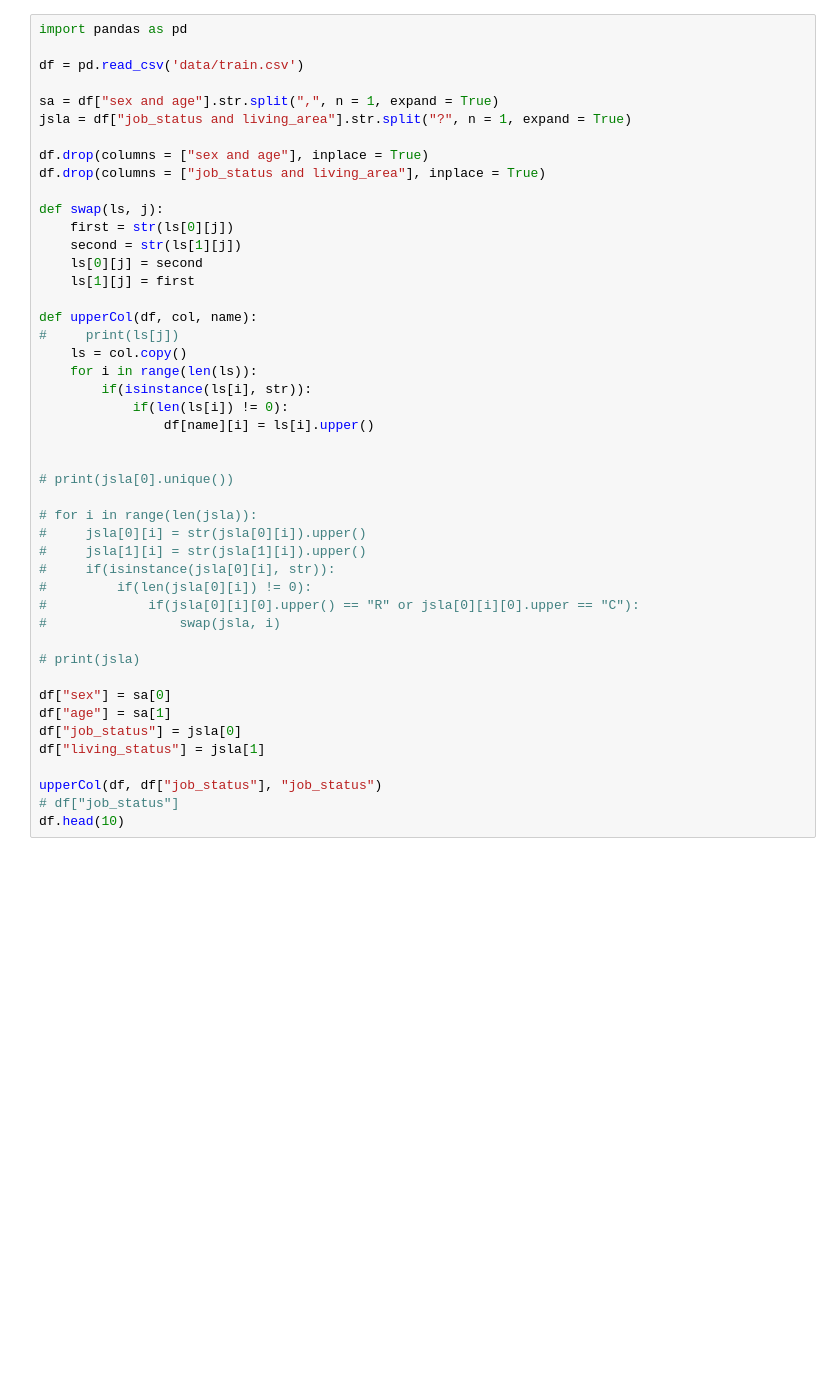
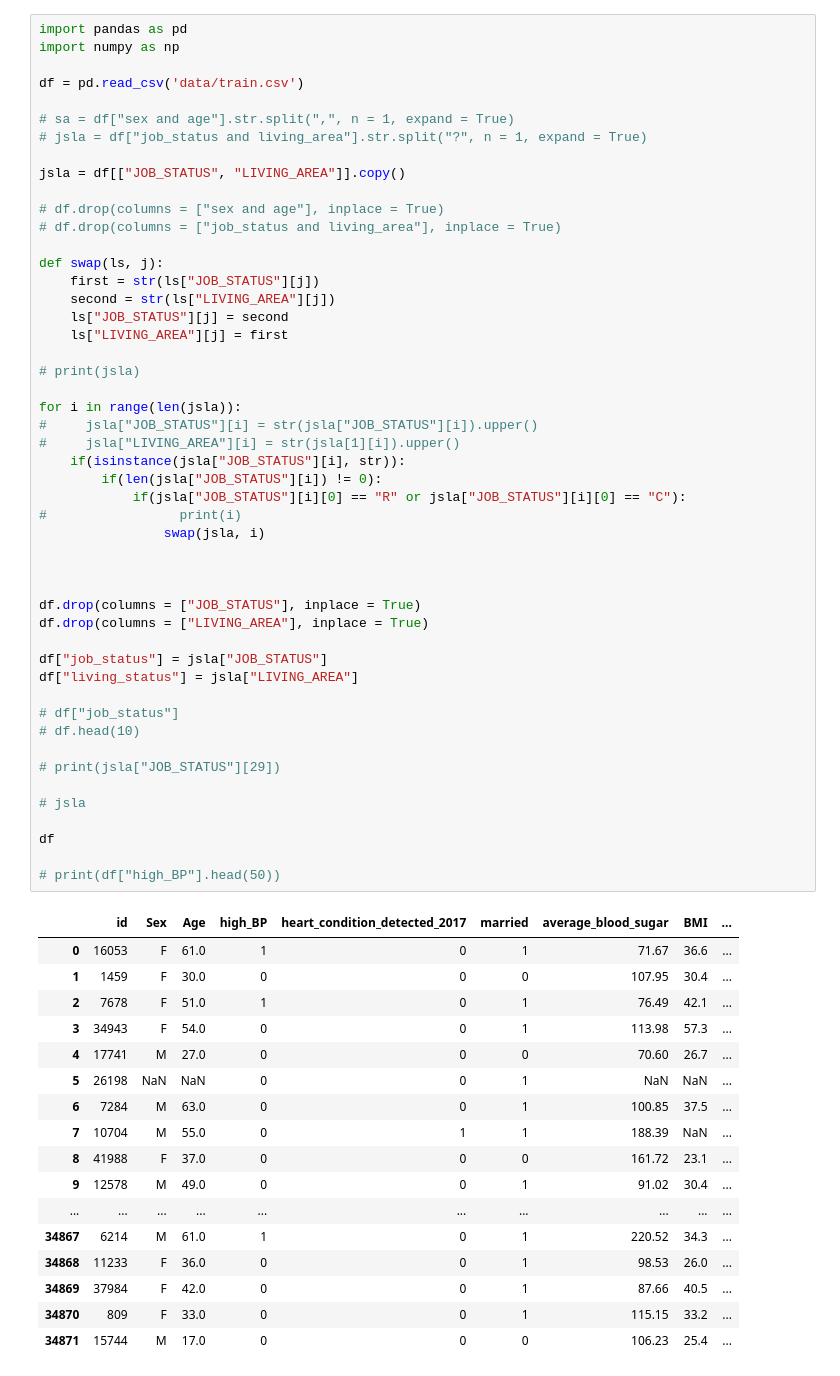
Before and after one commit to benjamin-leung/datasoc-hackathon, a Jupyter notebook: Untitled.ipynb, the cells around one changed output. Saved outputs shown, nothing was run; the diff lists cells and outputs as text; blank space fills up the shorter version.

```diff
--- a/Untitled.ipynb
+++ b/Untitled.ipynb
@@ -1,46 +1,67 @@
 # %%
 import pandas as pd
+import numpy as np
 
 df = pd.read_csv('data/train.csv')
 
-sa = df["sex and age"].str.split(",", n = 1, expand = True)
-jsla = df["job_status and living_area"].str.split("?", n = 1, expand = True)
+# sa = df["sex and age"].str.split(",", n = 1, expand = True)
+# jsla = df["job_status and living_area"].str.split("?", n = 1, expand = True)
 
-df.drop(columns = ["sex and age"], inplace = True)
-df.drop(columns = ["job_status and living_area"], inplace = True)
+jsla = df[["JOB_STATUS", "LIVING_AREA"]].copy()
+
+# df.drop(columns = ["sex and age"], inplace = True)
+# df.drop(columns = ["job_status and living_area"], inplace = True)
 
 def swap(ls, j):
-    first = str(ls[0][j])
-    second = str(ls[1][j])
-    ls[0][j] = second
-    ls[1][j] = first
-
-def upperCol(df, col, name):
-#     print(ls[j])
-    ls = col.copy()
-    for i in range(len(ls)):
-        if(isinstance(ls[i], str)):
-            if(len(ls[i]) != 0):
-                df[name][i] = ls[i].upper()
-
-
-# print(jsla[0].unique())
-
-# for i in range(len(jsla)):
-#     jsla[0][i] = str(jsla[0][i]).upper()
-#     jsla[1][i] = str(jsla[1][i]).upper()
-#     if(isinstance(jsla[0][i], str)):
-#         if(len(jsla[0][i]) != 0):
-#             if(jsla[0][i][0].upper() == "R" or jsla[0][i][0].upper == "C"):
-#                 swap(jsla, i)
+    first = str(ls["JOB_STATUS"][j])
+    second = str(ls["LIVING_AREA"][j])
+    ls["JOB_STATUS"][j] = second
+    ls["LIVING_AREA"][j] = first
 
 # print(jsla)
 
-df["sex"] = sa[0]
-df["age"] = sa[1]
-df["job_status"] = jsla[0]
-df["living_status"] = jsla[1]
+for i in range(len(jsla)):
+#     jsla["JOB_STATUS"][i] = str(jsla["JOB_STATUS"][i]).upper()
+#     jsla["LIVING_AREA"][i] = str(jsla[1][i]).upper()
+    if(isinstance(jsla["JOB_STATUS"][i], str)):
+        if(len(jsla["JOB_STATUS"][i]) != 0):
+            if(jsla["JOB_STATUS"][i][0] == "R" or jsla["JOB_STATUS"][i][0] == "C"):
+#                 print(i)
+                swap(jsla, i)
 
-upperCol(df, df["job_status"], "job_status")
+
+
+df.drop(columns = ["JOB_STATUS"], inplace = True)
+df.drop(columns = ["LIVING_AREA"], inplace = True)
+
+df["job_status"] = jsla["JOB_STATUS"]
+df["living_status"] = jsla["LIVING_AREA"]
+
 # df["job_status"]
-df.head(10)
+# df.head(10)
+
+# print(jsla["JOB_STATUS"][29])
+
+# jsla
+
+df
+
+# print(df["high_BP"].head(50))
+# %% [output]
+|  | id | Sex | Age | high_BP | heart_condition_detected_2017 | married | average_blood_sugar | BMI | ... |
+| 0 | 16053 | F | 61.0 | 1 | 0 | 1 | 71.67 | 36.6 | ... |
+| 1 | 1459 | F | 30.0 | 0 | 0 | 0 | 107.95 | 30.4 | ... |
+| 2 | 7678 | F | 51.0 | 1 | 0 | 1 | 76.49 | 42.1 | ... |
+| 3 | 34943 | F | 54.0 | 0 | 0 | 1 | 113.98 | 57.3 | ... |
+| 4 | 17741 | M | 27.0 | 0 | 0 | 0 | 70.60 | 26.7 | ... |
+| 5 | 26198 | NaN | NaN | 0 | 0 | 1 | NaN | NaN | ... |
+| 6 | 7284 | M | 63.0 | 0 | 0 | 1 | 100.85 | 37.5 | ... |
+| 7 | 10704 | M | 55.0 | 0 | 1 | 1 | 188.39 | NaN | ... |
+| 8 | 41988 | F | 37.0 | 0 | 0 | 0 | 161.72 | 23.1 | ... |
+| 9 | 12578 | M | 49.0 | 0 | 0 | 1 | 91.02 | 30.4 | ... |
+| ... | ... | ... | ... | ... | ... | ... | ... | ... | ... |
+| 34867 | 6214 | M | 61.0 | 1 | 0 | 1 | 220.52 | 34.3 | ... |
+| 34868 | 11233 | F | 36.0 | 0 | 0 | 1 | 98.53 | 26.0 | ... |
+| 34869 | 37984 | F | 42.0 | 0 | 0 | 1 | 87.66 | 40.5 | ... |
+| 34870 | 809 | F | 33.0 | 0 | 0 | 1 | 115.15 | 33.2 | ... |
+| 34871 | 15744 | M | 17.0 | 0 | 0 | 0 | 106.23 | 25.4 | ... |
```
Also changed, not shown: parts of 5 cells of this notebook, 5 other files.
